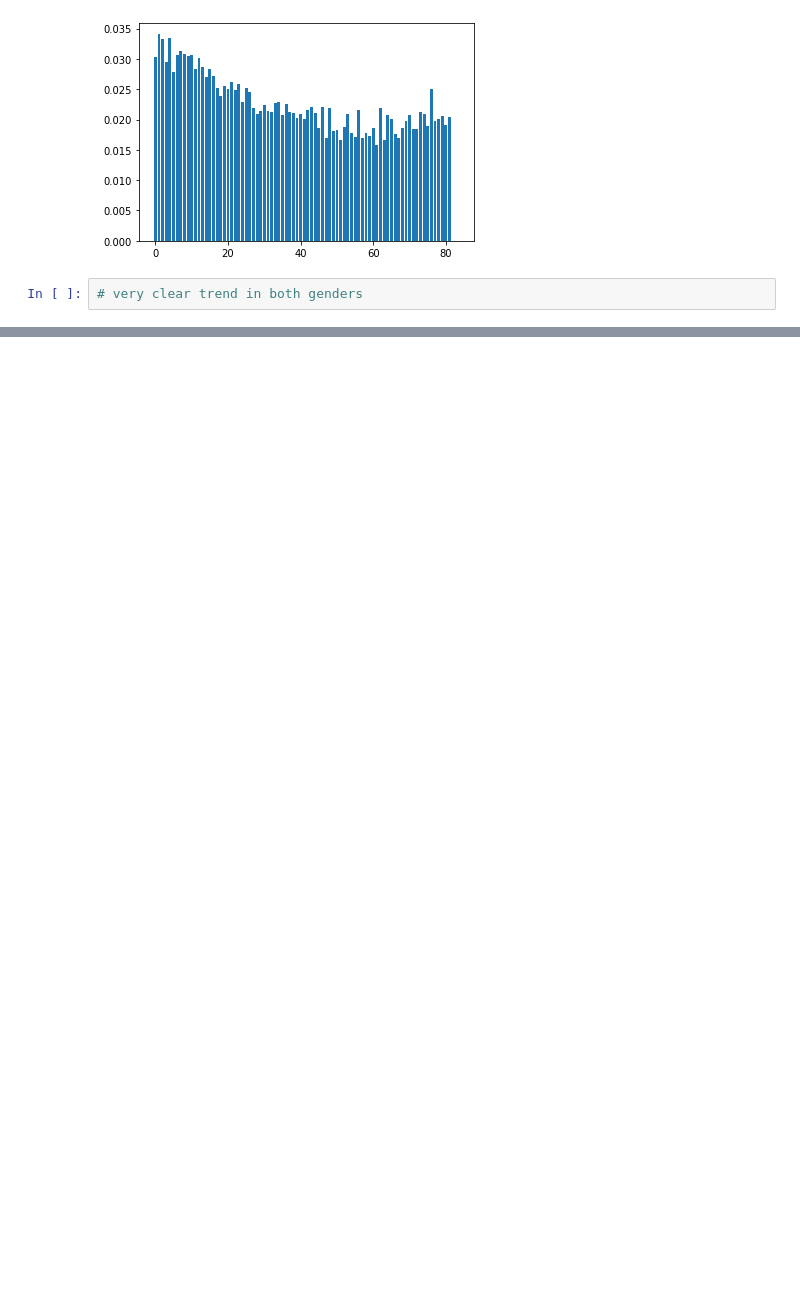
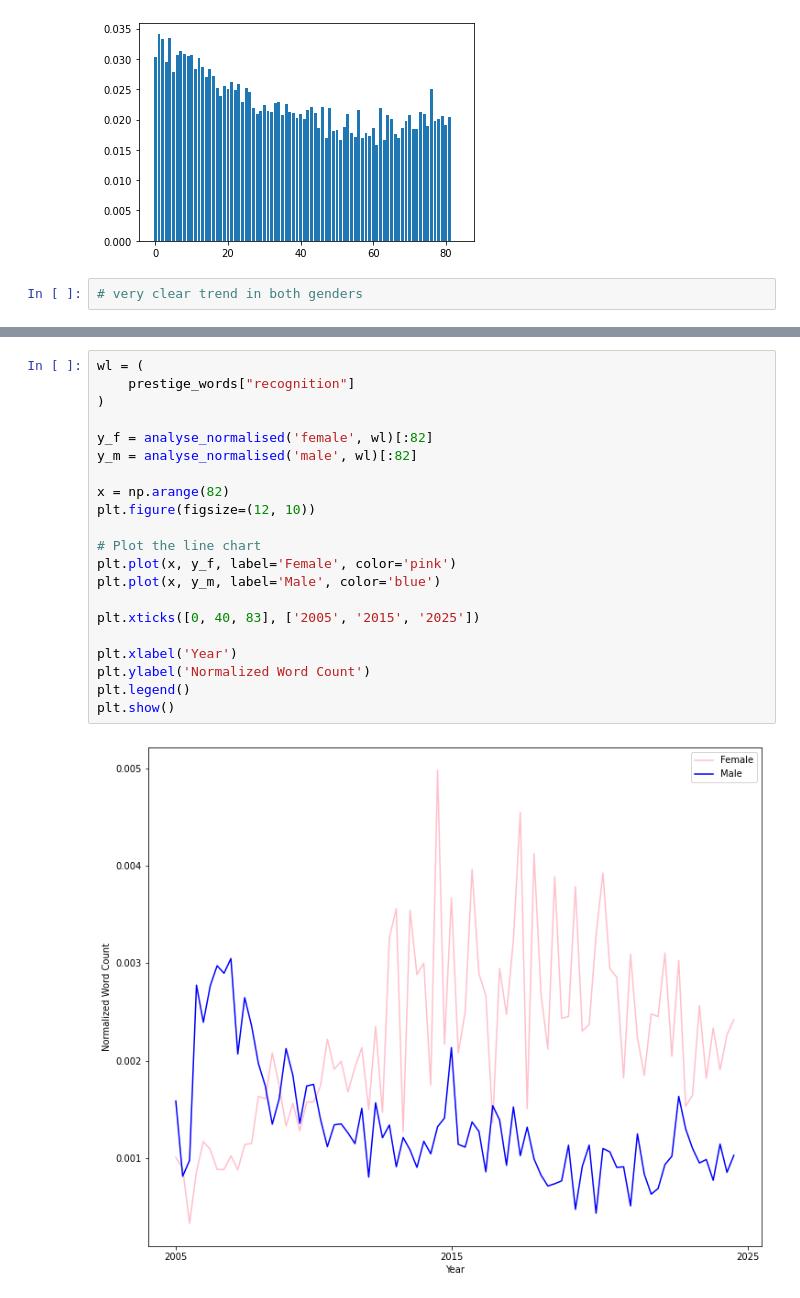
Before and after one commit to mihonen/css_project, a Jupyter notebook: data_analysis.ipynb, the cells around one changed output, grey strips where cells are left out. Cells and saved outputs as stored; diff of their text form; blank space fills up the shorter version.

```diff
--- a/data_analysis.ipynb
+++ b/data_analysis.ipynb
@@ -227,0 +247,23 @@ plt.show()
+# %%
+wl = (
+    prestige_words["recognition"]
+)
+
+y_f = analyse_normalised('female', wl)[:82]
+y_m = analyse_normalised('male', wl)[:82]
+
+x = np.arange(82)
+plt.figure(figsize=(12, 10))
+
+# Plot the line chart
+plt.plot(x, y_f, label='Female', color='pink')
+plt.plot(x, y_m, label='Male', color='blue')
+
+plt.xticks([0, 40, 83], ['2005', '2015', '2025'])
+
+plt.xlabel('Year')
+plt.ylabel('Normalized Word Count')
+plt.legend()
+plt.show()
+# %% [output]
+[figure, added]
```
Also changed, not shown: parts of 5 cells of this notebook, 3 other files.
